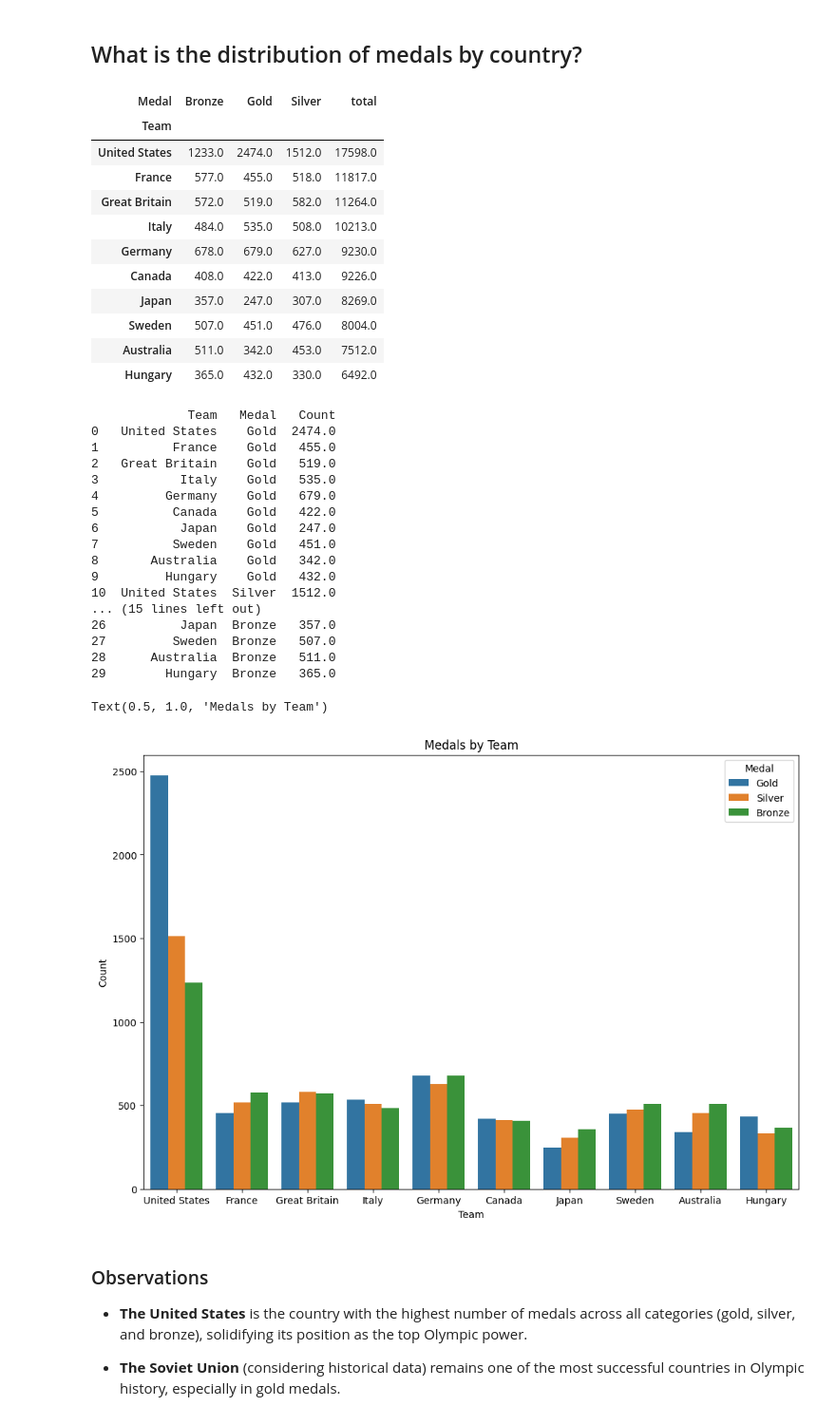
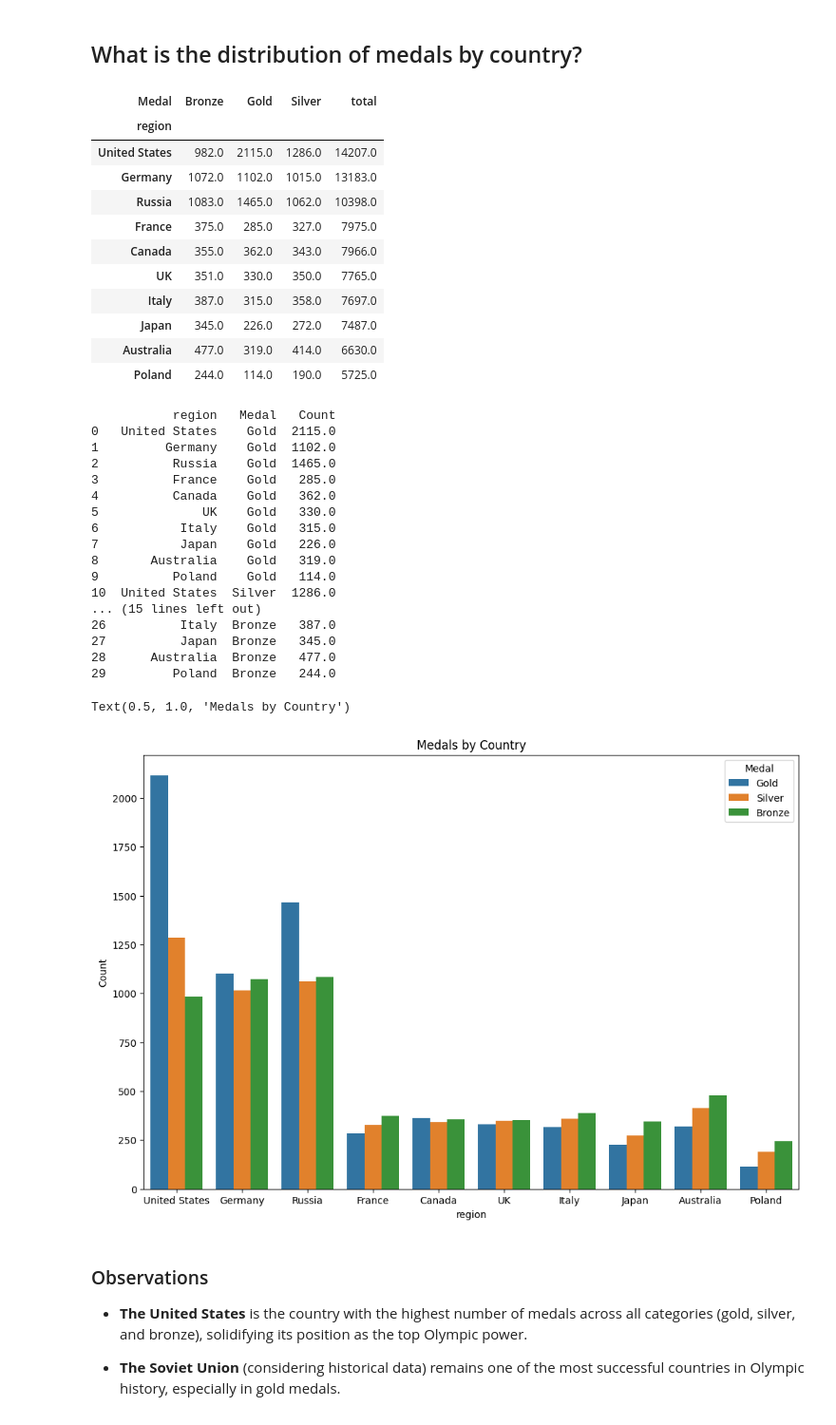
Before and after one commit to ju4n-avendanoa/Data_Olympics, a Jupyter notebook: main.ipynb, the cells around one changed output. Shown at 95% size. Cells and saved outputs as stored; diff of their text form; code cells hidden in the pictures.

Commit message:
region added

```diff
--- a/main.ipynb
+++ b/main.ipynb
@@ -112,0 +214,3 @@ dtype: int64
+# %%
+df['region'] = df.apply(lambda row: row['notes'] if pd.isna(row['region']) and row['NOC'] == 'ROT' else row['region'], axis=1)
+df[df.NOC == 'ROT']
@@ -112,0 +253,3 @@ dtype: int64
+# %%
+df.drop(columns=['notes'], inplace=True)
+df.dropna(inplace=True)
@@ -220,0 +382,2 @@ for column in text_columns:
+# %%
+df['region'] = df['region'].replace({'USA': 'United States'})
@@ -351,52 +550,52 @@ dtype: int64
 # %% [markdown]
 ## What is the distribution of medals by country?
 # %%
-country_medal = df.groupby(['Team', 'Medal']).size().unstack().fillna(0)
+country_medal = df.groupby(['region', 'Medal']).size().unstack().fillna(0)
 country_medal['total'] = country_medal.sum(axis=1)
 country_medal_top20 = country_medal.sort_values(by='total',ascending=False).drop('No Medal', axis=1).head(10)
 country_medal_top20
 # %% [output]
 | Medal | Bronze | Gold | Silver | total |
-| Team |  |  |  |  |
-| United States | 1233.0 | 2474.0 | 1512.0 | 17598.0 |
-| France | 577.0 | 455.0 | 518.0 | 11817.0 |
-| Great Britain | 572.0 | 519.0 | 582.0 | 11264.0 |
-| Italy | 484.0 | 535.0 | 508.0 | 10213.0 |
-| Germany | 678.0 | 679.0 | 627.0 | 9230.0 |
-| Canada | 408.0 | 422.0 | 413.0 | 9226.0 |
-| Japan | 357.0 | 247.0 | 307.0 | 8269.0 |
-| Sweden | 507.0 | 451.0 | 476.0 | 8004.0 |
-| Australia | 511.0 | 342.0 | 453.0 | 7512.0 |
-| Hungary | 365.0 | 432.0 | 330.0 | 6492.0 |
+| region |  |  |  |  |
+| United States | 982.0 | 2115.0 | 1286.0 | 14207.0 |
+| Germany | 1072.0 | 1102.0 | 1015.0 | 13183.0 |
+| Russia | 1083.0 | 1465.0 | 1062.0 | 10398.0 |
+| France | 375.0 | 285.0 | 327.0 | 7975.0 |
+| Canada | 355.0 | 362.0 | 343.0 | 7966.0 |
+| UK | 351.0 | 330.0 | 350.0 | 7765.0 |
+| Italy | 387.0 | 315.0 | 358.0 | 7697.0 |
+| Japan | 345.0 | 226.0 | 272.0 | 7487.0 |
+| Australia | 477.0 | 319.0 | 414.0 | 6630.0 |
+| Poland | 244.0 | 114.0 | 190.0 | 5725.0 |
 # %%
 country_medal_reset = country_medal_top20.reset_index()
-medals_melted = country_medal_reset.melt(id_vars='Team', value_vars=['Gold', 'Silver', 'Bronze'], var_name='Medal', value_name='Count')
+medals_melted = country_medal_reset.melt(id_vars='region', value_vars=['Gold', 'Silver', 'Bronze'], var_name='Medal', value_name='Count')
 
 print(medals_melted)
 
 plt.figure(figsize=(12, 8))
-sns.barplot(x='Team', y='Count', hue='Medal', data=medals_melted)
-plt.title("Medals by Team")
+sns.barplot(x='region', y='Count', hue='Medal', data=medals_melted)
+plt.title("Medals by Country")
 # %% [output]
-             Team   Medal   Count
-0   United States    Gold  2474.0
-1          France    Gold   455.0
-2   Great Britain    Gold   519.0
-3           Italy    Gold   535.0
-4         Germany    Gold   679.0
-5          Canada    Gold   422.0
-6           Japan    Gold   247.0
-7          Sweden    Gold   451.0
-8       Australia    Gold   342.0
-9         Hungary    Gold   432.0
-10  United States  Silver  1512.0
+           region   Medal   Count
+0   United States    Gold  2115.0
+1         Germany    Gold  1102.0
+2          Russia    Gold  1465.0
+3          France    Gold   285.0
+4          Canada    Gold   362.0
+5              UK    Gold   330.0
+6           Italy    Gold   315.0
+7           Japan    Gold   226.0
+8       Australia    Gold   319.0
+9          Poland    Gold   114.0
+10  United States  Silver  1286.0
 ... (15 lines left out)
-26          Japan  Bronze   357.0
-27         Sweden  Bronze   507.0
-28      Australia  Bronze   511.0
-29        Hungary  Bronze   365.0
+26          Italy  Bronze   387.0
+27          Japan  Bronze   345.0
+28      Australia  Bronze   477.0
+29         Poland  Bronze   244.0
-Text(0.5, 1.0, 'Medals by Team')
+Text(0.5, 1.0, 'Medals by Country')
-[figure, old version]
+[figure, new version]
 # %% [markdown]
 ### Observations
 
```
Also changed, not shown: parts of 46 cells of this notebook, 2 other files.
